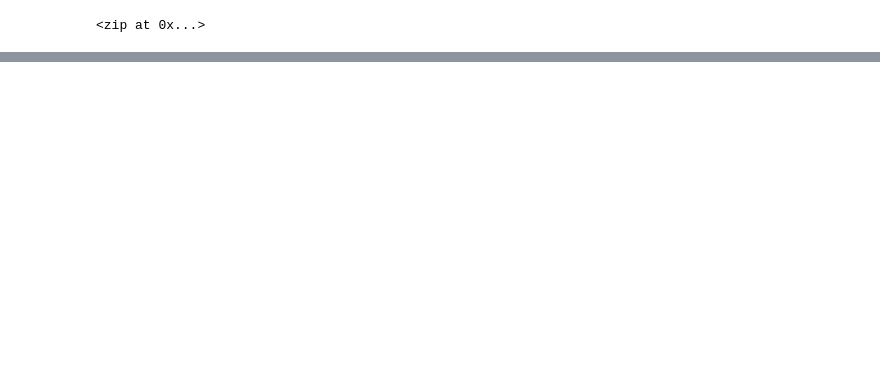
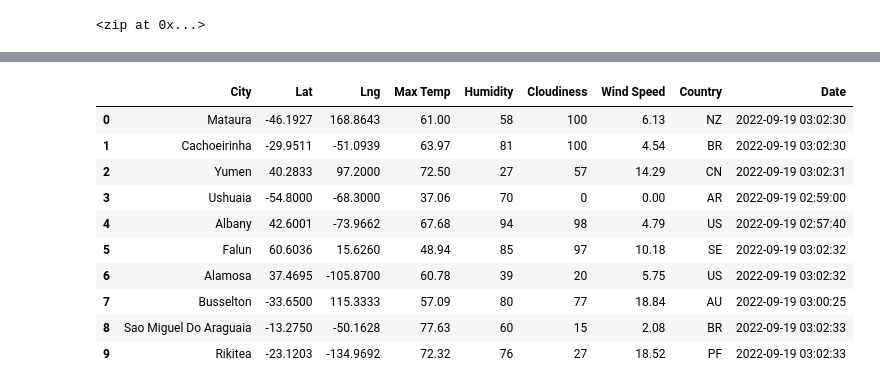
Before and after one commit to dcweaver/World_Weather_Analysis, a Jupyter notebook: WeatherPy.ipynb, the cells around one changed output, grey strips where cells are left out. Drawn from its saved outputs; the diff is of its cells as text; code cells hidden in the pictures; blank space fills up the shorter version.

Commit message:
adding pulled weather data and updated gitignore

```diff
--- a/WeatherPy.ipynb
+++ b/WeatherPy.ipynb
@@ -15,6 +15,7 @@ lat_lngs
 from citipy import citipy
 # %%
 # Create a list for holding the cities.
+coordinates = list(lat_lngs)
 cities = []
 # Identify the nearest city for each latitude and longitude combination.
 for coordinate in coordinates:
@@ -29,0 +37,4 @@ NameError: name 'coordinates' is not defined
+# %%
+# Starting URL for Weather Map API Call.
+url = "http://api.openweathermap.org/data/2.5/weather?units=Imperial&APPID=" + weather_api_key
+#print(url)
@@ -29,0 +80,5 @@ NameError: name 'coordinates' is not defined
+# %%
+# Create an endpoint URL for a city.
+city_url = url + "&q=" + "Boston"
+city_weather = requests.get(city_url)
+city_weather.json()
@@ -29,0 +134,22 @@ NameError: name 'coordinates' is not defined
+# %%
+# Create an empty list to hold the weather data.
+city_data = []
+# Print the beginning of the logging.
+print("Beginning Data Retrieval     ")
+print("-----------------------------")
+
+# Create counters.
+record_count = 1
+set_count = 1
+
+# Loop through all the cities in our list.
+for i in range(len(cities)):
+
+    # Group cities in sets of 50 for logging purposes.
+    if (i % 50 == 0 and i >= 50):
+        set_count += 1
+        record_count = 1
+        time.sleep(60)
+
+    # Create endpoint URL with each city.
+    city_url = url + "&q=" + cities[i]
@@ -29,0 +228,16 @@ NameError: name 'coordinates' is not defined
+# %%
+# Convert the array of dictionaries to a Pandas DataFrame.
+city_data_df = pd.DataFrame(city_data)
+city_data_df.head(10)
+# %% [output]
+|  | City | Lat | Lng | Max Temp | Humidity | Cloudiness | Wind Speed | Country | Date |
+| 0 | Mataura | -46.1927 | 168.8643 | 61.00 | 58 | 100 | 6.13 | NZ | 2022-09-19 03:02:30 |
+| 1 | Cachoeirinha | -29.9511 | -51.0939 | 63.97 | 81 | 100 | 4.54 | BR | 2022-09-19 03:02:30 |
+| 2 | Yumen | 40.2833 | 97.2000 | 72.50 | 27 | 57 | 14.29 | CN | 2022-09-19 03:02:31 |
+| 3 | Ushuaia | -54.8000 | -68.3000 | 37.06 | 70 | 0 | 0.00 | AR | 2022-09-19 02:59:00 |
+| 4 | Albany | 42.6001 | -73.9662 | 67.68 | 94 | 98 | 4.79 | US | 2022-09-19 02:57:40 |
+| 5 | Falun | 60.6036 | 15.6260 | 48.94 | 85 | 97 | 10.18 | SE | 2022-09-19 03:02:32 |
+| 6 | Alamosa | 37.4695 | -105.8700 | 60.78 | 39 | 20 | 5.75 | US | 2022-09-19 03:02:32 |
+| 7 | Busselton | -33.6500 | 115.3333 | 57.09 | 80 | 77 | 18.84 | AU | 2022-09-19 03:00:25 |
+| 8 | Sao Miguel Do Araguaia | -13.2750 | -50.1628 | 77.63 | 60 | 15 | 2.08 | BR | 2022-09-19 03:02:33 |
+| 9 | Rikitea | -23.1203 | -134.9692 | 72.32 | 76 | 27 | 18.52 | PF | 2022-09-19 03:02:33 |
```
Also changed, not shown: parts of 18 cells of this notebook, 3 other files.
